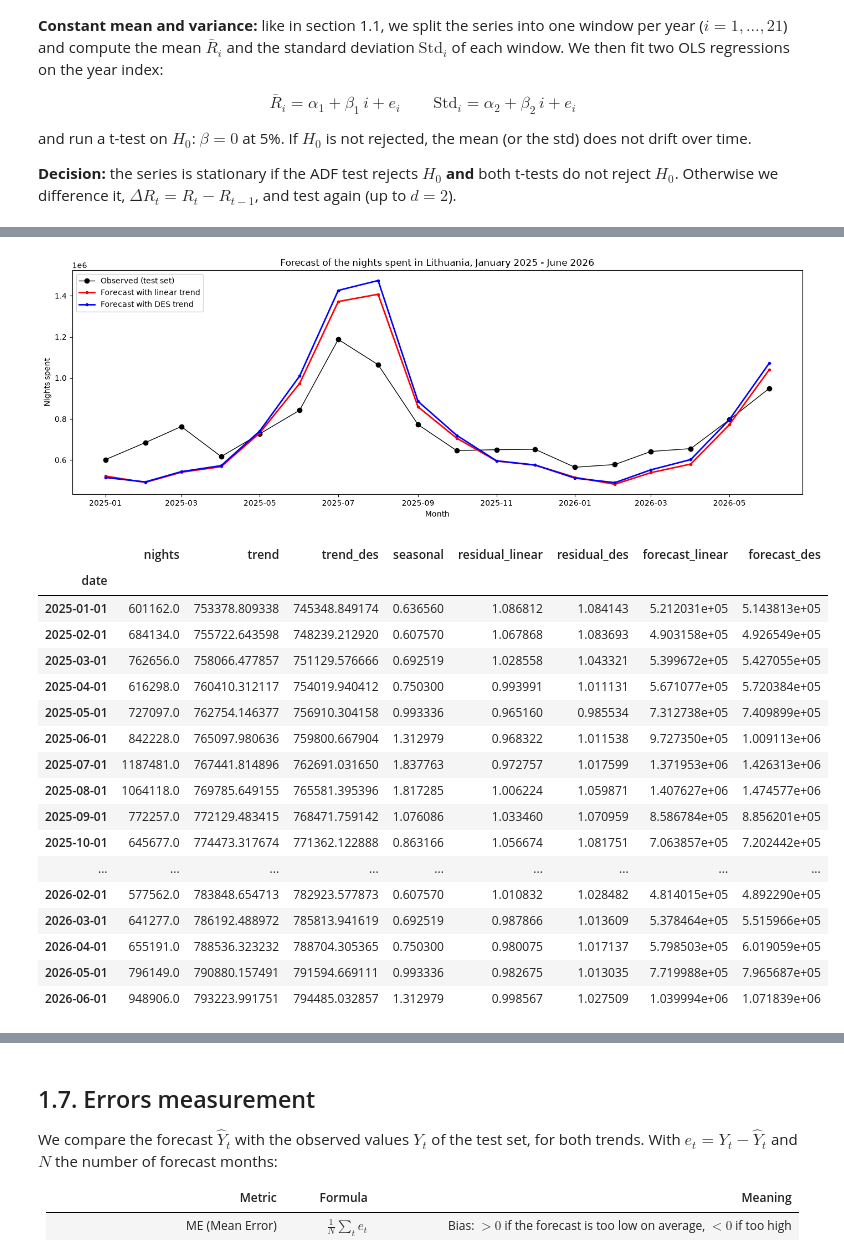
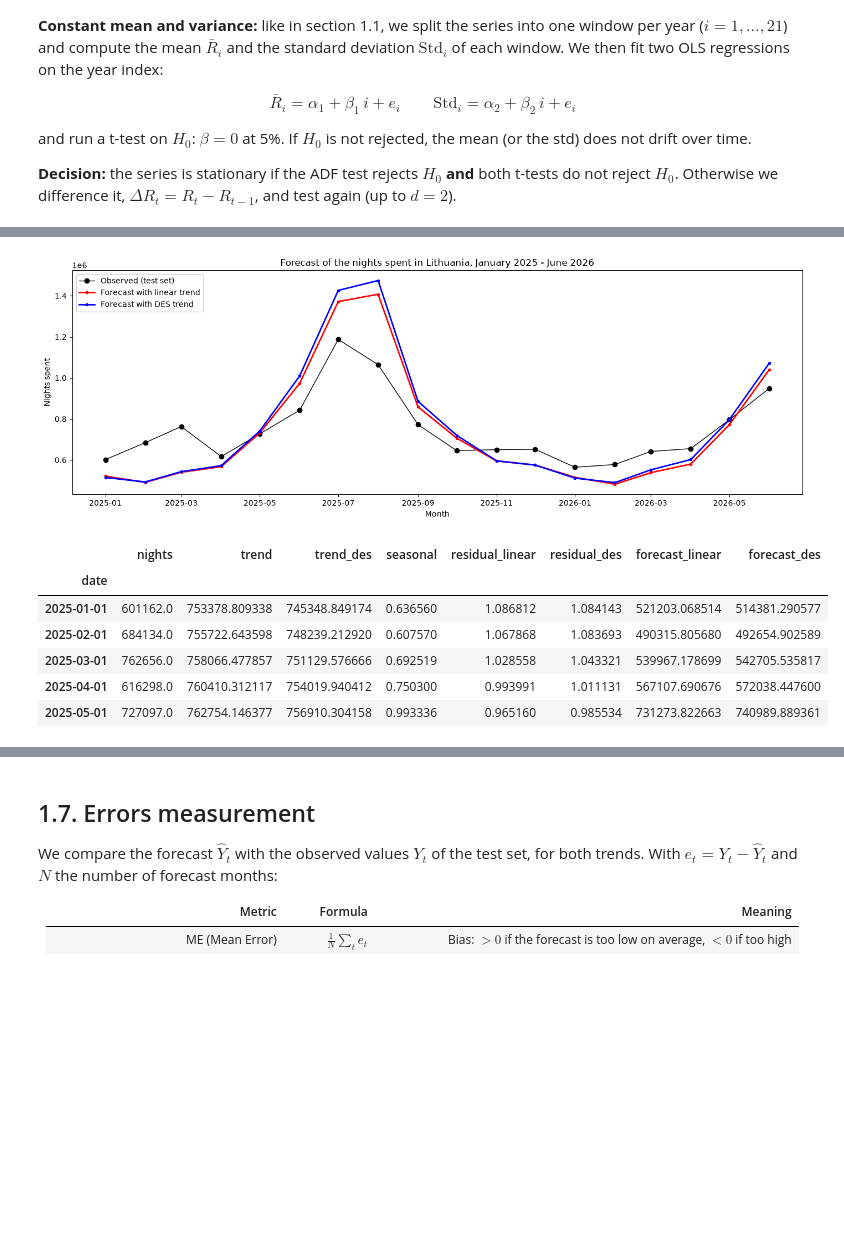
Before and after one commit to lrondal/tsa-project, a Jupyter notebook: tsa-Rondal-Luka.ipynb, the cells around one changed output, grey strips where cells are left out. Cells and saved outputs as stored; diff of their text form; code cells hidden in the pictures; blank space fills up the shorter version.

```diff
--- a/tsa-Rondal-Luka.ipynb
+++ b/tsa-Rondal-Luka.ipynb
@@ -1009,50 +1051,39 @@ methods = [
 ]
 for ax, recomposed_col, forecast_col, name in methods:
     ax.plot(df.index, df["nights"], color="black", linewidth=1, label="Original series")
     ax.plot(df_train.index, df_train[recomposed_col], color="blue", linewidth=1, alpha=0.7, label="Recomposition: T_t * S_t * R^_t")
     ax.plot(df_forecast.index, df_forecast[forecast_col], color="red", linewidth=2, label="Forecast: T^ * S^ * R^")
     ax.axvline(df_test.index[0], color="grey", linestyle="--")
     ax.set_title(f"{name}: recomposition and forecast")
     ax.set_ylabel("Nights spent")
     ax.legend(loc="upper left")
 axes[1].set_xlabel("Year")
 plt.tight_layout()
 plt.show()
 
 # Zoom on the test period: both forecasts against the observed values
 fig, ax = plt.subplots(figsize=(14, 5))
 ax.plot(df_forecast.index, df_forecast["nights"], color="black", marker="o", linewidth=1, label="Observed (test set)")
 ax.plot(df_forecast.index, df_forecast["forecast_linear"], color="red", marker=".", linewidth=2, label="Forecast with linear trend")
 ax.plot(df_forecast.index, df_forecast["forecast_des"], color="blue", marker=".", linewidth=2, label="Forecast with DES trend")
 ax.set_title("Forecast of the nights spent in Lithuania, January 2025 - June 2026")
 ax.set_xlabel("Month")
 ax.set_ylabel("Nights spent")
 ax.legend(loc="upper left")
 plt.tight_layout()
 plt.show()
 
-df_forecast
+df_forecast.head(5)
 # %% [output]
 [figure]
 [figure]
 |  | nights | trend | trend_des | seasonal | residual_linear | residual_des | forecast_linear | forecast_des |
 | date |  |  |  |  |  |  |  |  |
-| 2025-01-01 | 601162.0 | 753378.809338 | 745348.849174 | 0.636560 | 1.086812 | 1.084143 | 5.212031e+05 | 5.143813e+05 |
-| 2025-02-01 | 684134.0 | 755722.643598 | 748239.212920 | 0.607570 | 1.067868 | 1.083693 | 4.903158e+05 | 4.926549e+05 |
-| 2025-03-01 | 762656.0 | 758066.477857 | 751129.576666 | 0.692519 | 1.028558 | 1.043321 | 5.399672e+05 | 5.427055e+05 |
-| 2025-04-01 | 616298.0 | 760410.312117 | 754019.940412 | 0.750300 | 0.993991 | 1.011131 | 5.671077e+05 | 5.720384e+05 |
-| 2025-05-01 | 727097.0 | 762754.146377 | 756910.304158 | 0.993336 | 0.965160 | 0.985534 | 7.312738e+05 | 7.409899e+05 |
-| 2025-06-01 | 842228.0 | 765097.980636 | 759800.667904 | 1.312979 | 0.968322 | 1.011538 | 9.727350e+05 | 1.009113e+06 |
-| 2025-07-01 | 1187481.0 | 767441.814896 | 762691.031650 | 1.837763 | 0.972757 | 1.017599 | 1.371953e+06 | 1.426313e+06 |
-| 2025-08-01 | 1064118.0 | 769785.649155 | 765581.395396 | 1.817285 | 1.006224 | 1.059871 | 1.407627e+06 | 1.474577e+06 |
-| 2025-09-01 | 772257.0 | 772129.483415 | 768471.759142 | 1.076086 | 1.033460 | 1.070959 | 8.586784e+05 | 8.856201e+05 |
-| 2025-10-01 | 645677.0 | 774473.317674 | 771362.122888 | 0.863166 | 1.056674 | 1.081751 | 7.063857e+05 | 7.202442e+05 |
-| ... | ... | ... | ... | ... | ... | ... | ... | ... |
-| 2026-02-01 | 577562.0 | 783848.654713 | 782923.577873 | 0.607570 | 1.010832 | 1.028482 | 4.814015e+05 | 4.892290e+05 |
-| 2026-03-01 | 641277.0 | 786192.488972 | 785813.941619 | 0.692519 | 0.987866 | 1.013609 | 5.378464e+05 | 5.515966e+05 |
-| 2026-04-01 | 655191.0 | 788536.323232 | 788704.305365 | 0.750300 | 0.980075 | 1.017137 | 5.798503e+05 | 6.019059e+05 |
-| 2026-05-01 | 796149.0 | 790880.157491 | 791594.669111 | 0.993336 | 0.982675 | 1.013035 | 7.719988e+05 | 7.965687e+05 |
-| 2026-06-01 | 948906.0 | 793223.991751 | 794485.032857 | 1.312979 | 0.998567 | 1.027509 | 1.039994e+06 | 1.071839e+06 |
+| 2025-01-01 | 601162.0 | 753378.809338 | 745348.849174 | 0.636560 | 1.086812 | 1.084143 | 521203.068514 | 514381.290577 |
+| 2025-02-01 | 684134.0 | 755722.643598 | 748239.212920 | 0.607570 | 1.067868 | 1.083693 | 490315.805680 | 492654.902589 |
+| 2025-03-01 | 762656.0 | 758066.477857 | 751129.576666 | 0.692519 | 1.028558 | 1.043321 | 539967.178699 | 542705.535817 |
+| 2025-04-01 | 616298.0 | 760410.312117 | 754019.940412 | 0.750300 | 0.993991 | 1.011131 | 567107.690676 | 572038.447600 |
+| 2025-05-01 | 727097.0 | 762754.146377 | 756910.304158 | 0.993336 | 0.965160 | 0.985534 | 731273.822663 | 740989.889361 |
 # %% [markdown]
 > Forecast and recomposition
 
```
Also changed, not shown: parts of 18 cells of this notebook.
